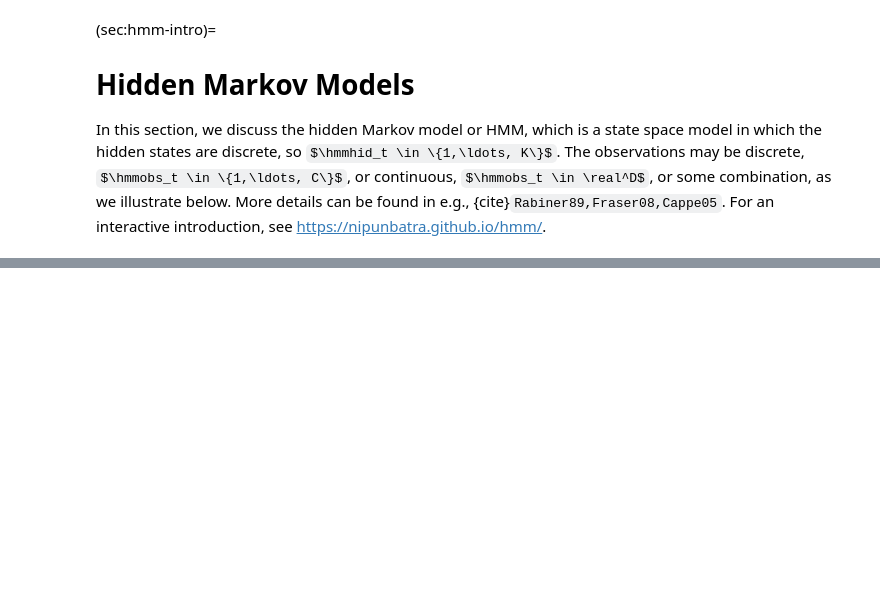
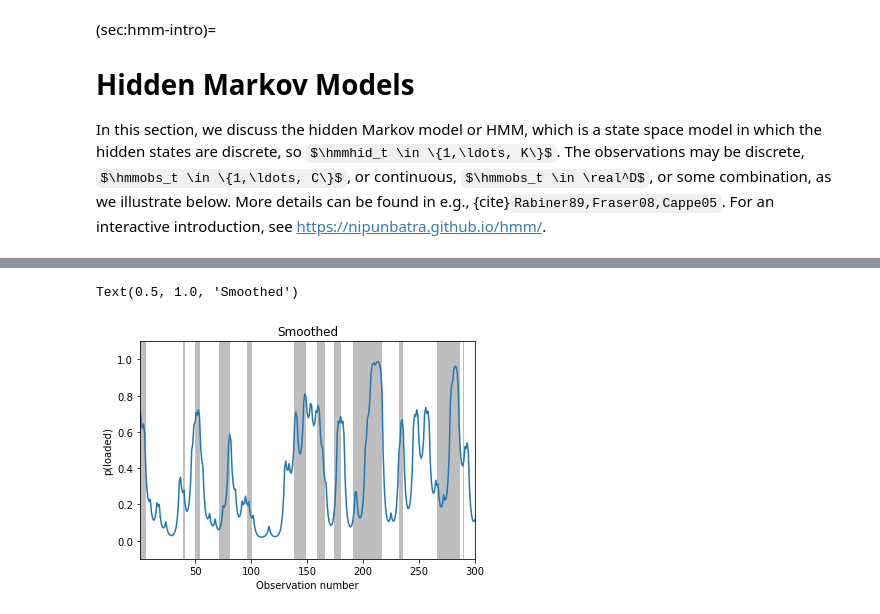
Before and after one commit to probml/ssm-book, a Jupyter notebook: _build/jupyter_execute/chapters/ssm/ssm.ipynb, the cells around one changed output, grey strips where cells are left out. Saved outputs shown, nothing was run; the diff lists cells and outputs as text; code cells hidden in the pictures; some formulas as TeX source; blank space fills up the shorter version.

```diff
--- a/_build/jupyter_execute/chapters/ssm/ssm.ipynb
+++ b/_build/jupyter_execute/chapters/ssm/ssm.ipynb
@@ -370,0 +548,9 @@ pi = np.array([0.5, 0.5])
+# %%
+# Smoothing
+fig, ax = plt.subplots()
+plot_inference(smoothed_dist, z_hist, ax)
+ax.set_ylabel("p(loaded)")
+ax.set_title("Smoothed")
+# %% [output]
+Text(0.5, 1.0, 'Smoothed')
+[figure, added]
```
Also changed, not shown: parts of 22 cells of this notebook, 20 other files.
